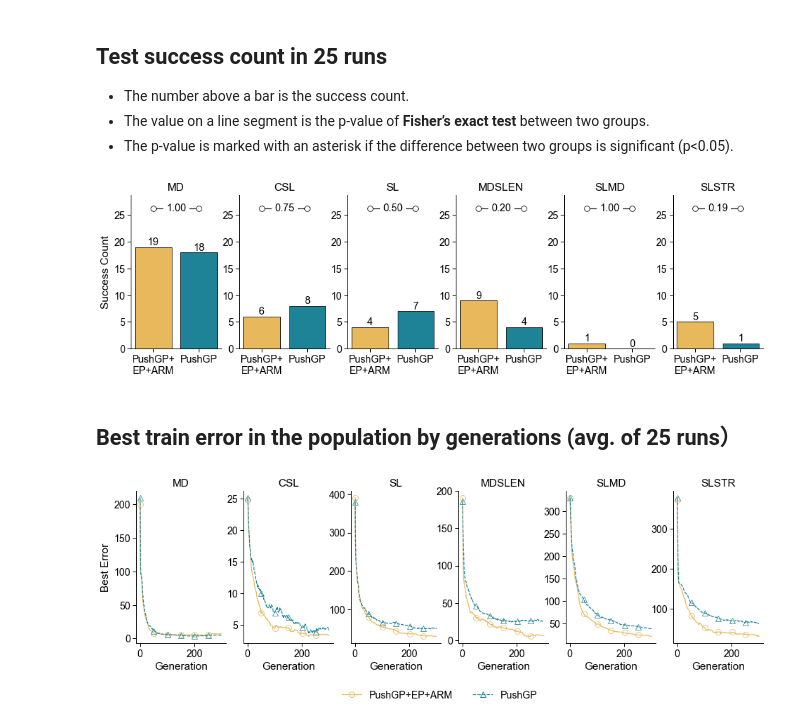
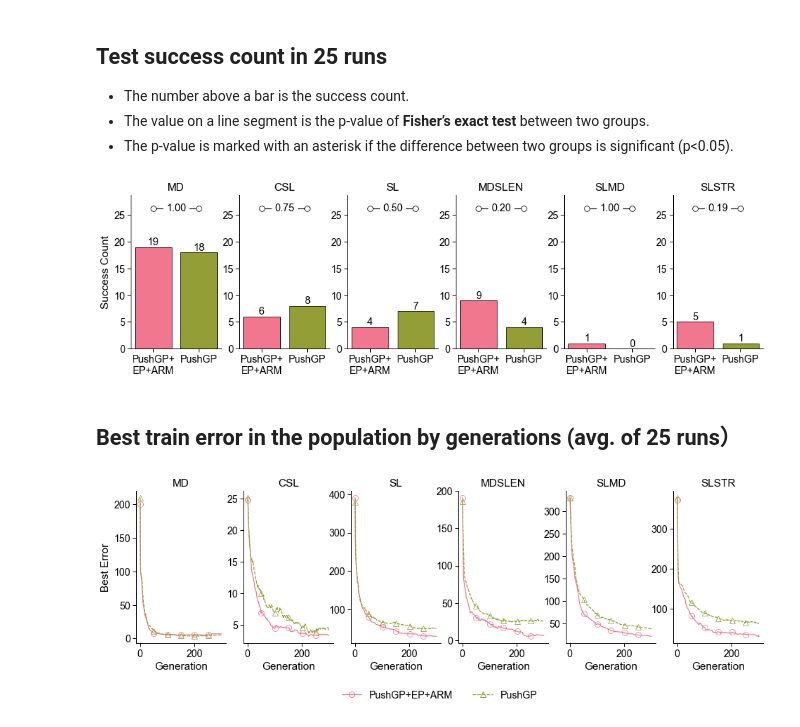
Before and after one commit to Y1fanHE/ssci2022, a Jupyter notebook: arm_data/result_explorer.ipynb, the cells around one changed output. Cells and saved outputs as stored; diff of their text form; code cells hidden in the pictures.

```diff
--- a/arm_data/result_explorer.ipynb
+++ b/arm_data/result_explorer.ipynb
@@ -19,7 +19,7 @@ sns.set_style("ticks",
                   "axes.grid"        : False,
                   "axes.spines.right": False,
                   "axes.spines.top"  : False})
-sns.set_palette(["#e7b95c", "#1e8397", "#8b123a"])
+sns.set_palette("husl", 4, desat=0.9)
 annot_size="x-large"
 flierprops = dict(marker='.')
 # %% [markdown]
@@ -94,7 +94,8 @@ for ax, prob in zip(axs, probs):
     ax.set_title(prob)
     b = sns.barplot(data=error_, x="Method", y="Success Rate", estimator=sum,
                     order=methods,
-                    edgecolor="black", saturation=1.,
+                    edgecolor="black",
+                    saturation=1.,
                     errcolor="none", ax=ax)
     for container in b.containers:
         b.bar_label(container, fontsize=annot_size)
@@ -227,7 +228,8 @@ for idx, probs in enumerate(probs_set):
         ax.set_title(prob)
         b = sns.barplot(data=error_, x="Method", y="Success Rate", estimator=sum,
                         order=methods,
-                        edgecolor="black", saturation=1.,
+                        edgecolor="black",
+                        saturation=1.,
                         errcolor="none", ax=ax)
         for container in b.containers:
             b.bar_label(container, fontsize=annot_size)
@@ -240,34 +242,34 @@ for idx, probs in enumerate(probs_set):
         ax.set_ylim(h_min, h_max_)
         stat_ = stat[stat.Problem==prob]
         for i in range(1):
             j = (i+1)%2
             h = h_max+h_total*0.05+i*h_total*0.1
             ax.hlines(y=h, xmin=i, xmax=j, color="black")
             ax.scatter(x=i, y=h, s=60, color="w", edgecolors="black", zorder=2)
             ax.scatter(x=j, y=h, s=60, color="w", edgecolors="black", zorder=2)
             try:
                 dat1 = stat_[stat_.Method==methods[i]]["Success Rate"].item()
             except Exception:
                 dat1 = 0
             try:
                 dat2 = stat_[stat_.Method==methods[j]]["Success Rate"].item()
             except Exception:
                 dat2 = 0
             x = [[dat1, dat2], [25-dat1, 25-dat2]]
             _, p = fisher_exact(x)
             s = f"{p:.2f}*" if p<0.05 else f"{p:.2f}"
             c = "darkred" if p<0.05 else "black"
             ax.text((i+j)/2, h, s, color=c, fontsize=annot_size, ha="center", va="center", backgroundcolor="white", zorder=3+3-i)
         ax.set_xlabel("")
         ax.set_ylabel("Success Count")
         if k>1:
             ax.set_ylabel("")
         ax.set_xticklabels(["PushGP+\nEP+ARM", "PushGP"])
         ax.legend([],[],frameon=False)
     plt.savefig(f"figure/count2{idx}.png", dpi=300, bbox_inches="tight")
     plt.savefig(f"figure/count2{idx}.eps", bbox_inches="tight")
 # %% [output]
-[figure, old version]
+[figure, new version]
 # %% [markdown]
 ## Best train error in the population by generations (avg. of 25 runs）
 # %%
@@ -304,4 +306,4 @@ for idx, probs in enumerate(probs_set):
     plt.savefig(f"figure/error2{idx}.png", dpi=300, bbox_inches="tight")
     plt.savefig(f"figure/error2{idx}.eps", bbox_inches="tight")
 # %% [output]
-[figure, old version]
+[figure, new version]
```
Also changed, not shown: parts of 4 cells of this notebook, 12 other files.
